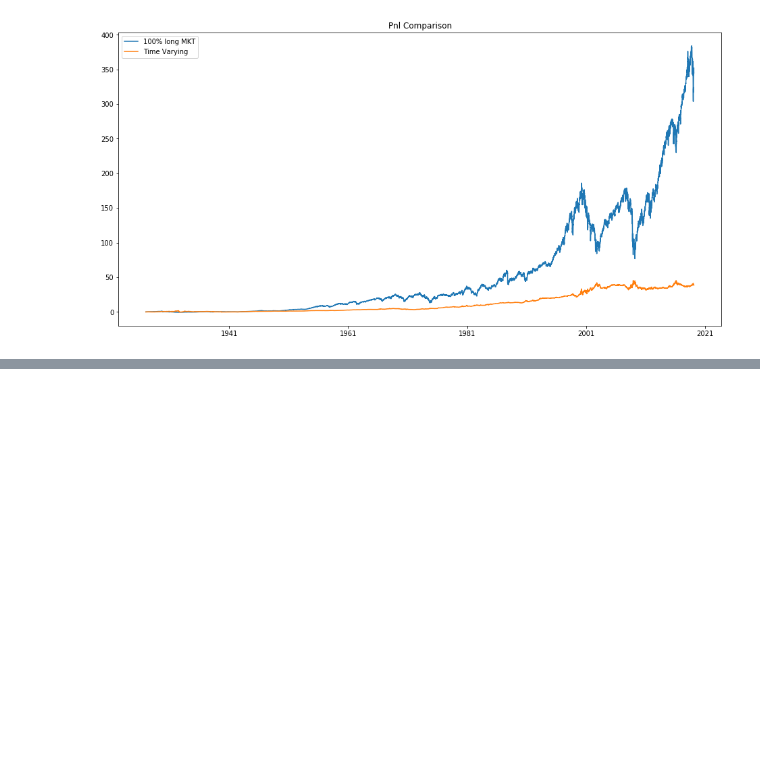
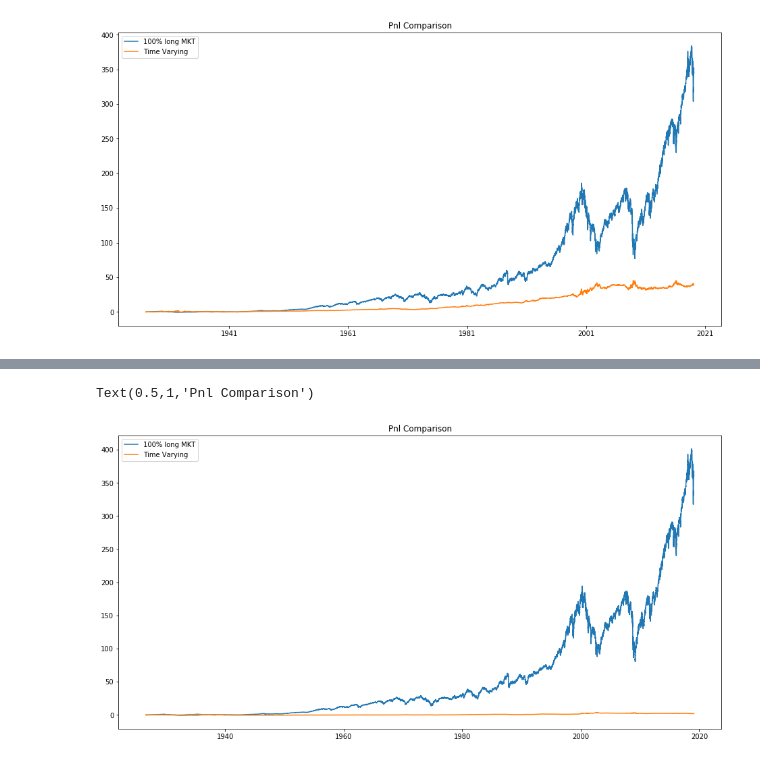
Before and after one commit to amritprasad/MFE_DAM, a Jupyter notebook: DAM Project.ipynb, the cells around one changed output, grey strips where cells are left out. Drawn from its saved outputs; the diff is of its cells as text; code cells hidden in the pictures; blank space fills up the shorter version.

```diff
--- a/DAM Project.ipynb
+++ b/DAM Project.ipynb
@@ -23,0 +98,6 @@ array([<matplotlib.axes._subplots.AxesSubplot object at 0x...>,
+# %%
+def cumul_perf(ret):
+    """
+    Function to calculate the cumulative excess return series
+    """
+    return ((1 + ret).cumprod(axis=0)) - 1
@@ -142,0 +171,5 @@ Text(0.5,1,'Pnl Comparison')
+# %%
+IR_month = os.path.join('MFE_DAM', 'US_IR_wrt_mkt_month.csv')
+ir_mkt_month = pd.read_csv(IR_month, parse_dates=[0], index_col=[0], na_values=[0])
+ir_mkt_month = ir_mkt_month.asfreq('M', method='ffill').fillna(method='ffill')
+ir_mkt_month[ir_mkt_month<0] = 0
@@ -142,0 +197,5 @@ Text(0.5,1,'Pnl Comparison')
+# %%
+weights = convertIR2Weights(ir_mkt_month, day_lag = 1)
+weights.drop(weights.index[-1], axis=0, inplace=True)
+weights_daily = weights2Daily(weights, us_df.index)
+weights
@@ -142,0 +221,15 @@ Text(0.5,1,'Pnl Comparison')
+# %%
+rets, nonNanRow = calc_ret(us_df, weights, weights_daily, pd.Series([50e-4]*3, index=weights.columns))
+perf = cumul_perf(rets)
+
+perf_MKT = cumul_perf(us_df.loc[us_df.index[nonNanRow]:,'MKT'])
+# %%
+plt.figure('Pnl Comparison',figsize=(16,8))
+plt.clf()
+plt.plot(perf_MKT.index, perf_MKT.values, label='100% long MKT')
+plt.plot(perf.index, perf.values, label='Time Varying')
+plt.legend(loc = 'best')
+plt.title('Pnl Comparison')
+# %% [output]
+Text(0.5,1,'Pnl Comparison')
+[figure, added]
```
Also changed, not shown: parts of 15 cells of this notebook.
